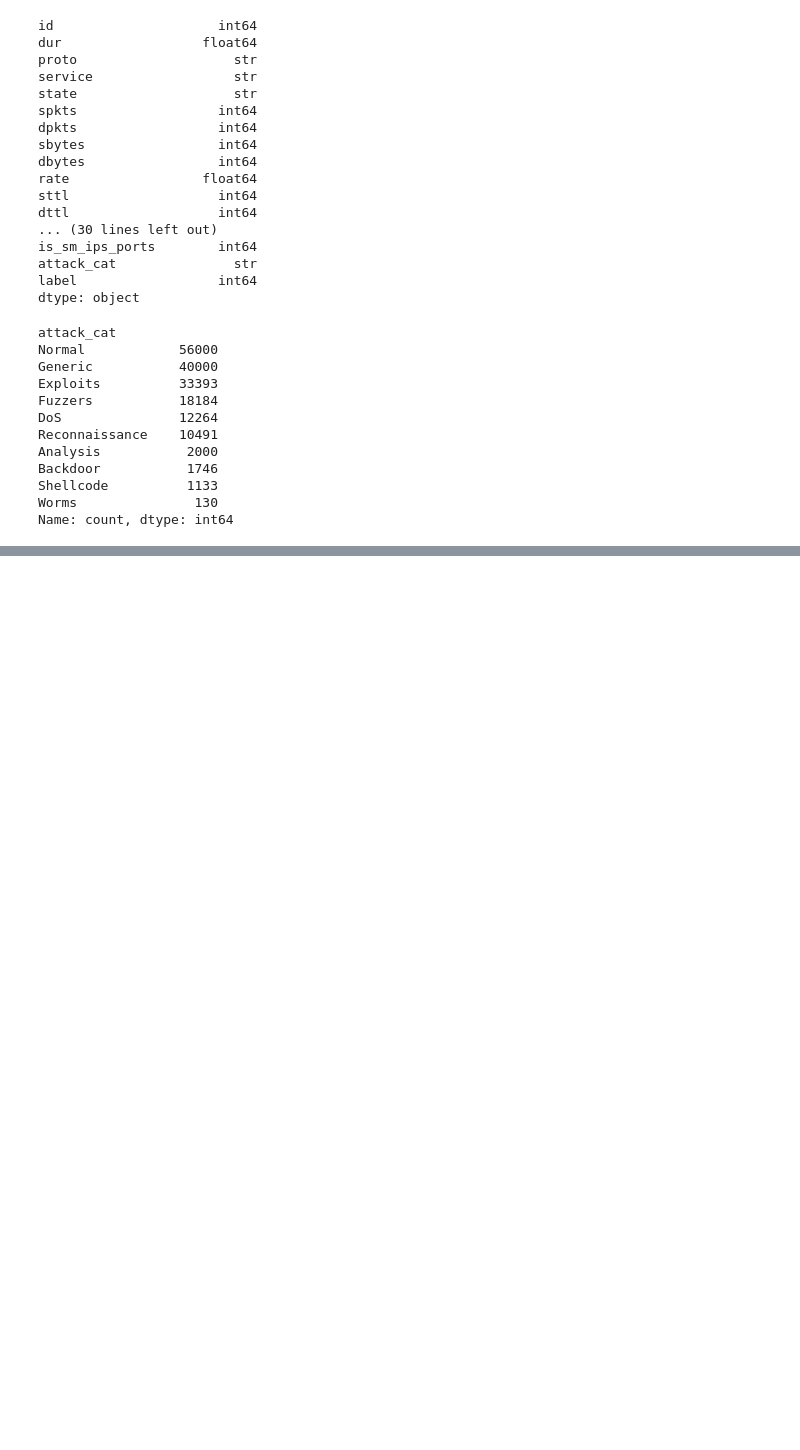
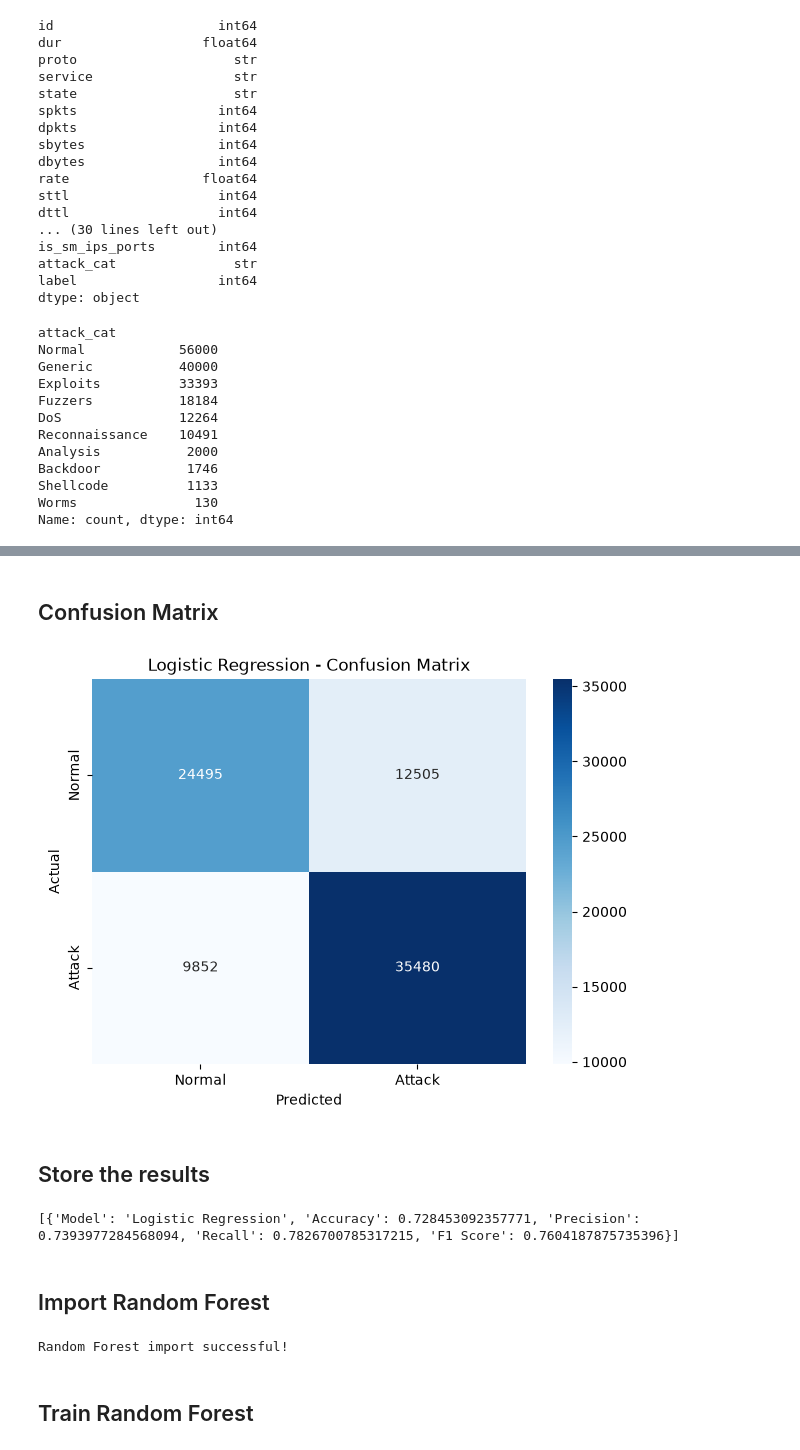
Before and after one commit to VinayakaMJ6505/AI-Network_Security_Incident_Analysis, a Jupyter notebook: AI_Network_Security_Incident_Analysis.ipynb, the cells around one changed output, grey strips where cells are left out. Saved outputs shown, nothing was run; the diff lists cells and outputs as text; code cells hidden in the pictures; blank space fills up the shorter version.

```diff
--- a/AI_Network_Security_Incident_Analysis.ipynb
+++ b/AI_Network_Security_Incident_Analysis.ipynb
@@ -300,0 +436,15 @@ Name: count, dtype: int64
+# %%
+import numpy as np
+
+X_train_processed = np.hstack([
+    X_train_num,
+    X_train_cat
+])
+
+X_test_processed = np.hstack([
+    X_test_num,
+    X_test_cat
+])
+
+print("Final training feature shape:", X_train_processed.shape)
+print("Final testing feature shape:", X_test_processed.shape)
@@ -300,0 +502,5 @@ Name: count, dtype: int64
+# %%
+y_pred_logistic = logistic_model.predict(X_test_processed)
+
+print("Predictions completed.")
+print("Number of predictions:", len(y_pred_logistic))
@@ -300,0 +544,55 @@ Name: count, dtype: int64
+# %% [markdown]
+## Confusion Matrix
+# %%
+import matplotlib.pyplot as plt
+import seaborn as sns
+
+cm = confusion_matrix(
+    y_test_binary,
+    y_pred_logistic
+)
+
+plt.figure(figsize=(7, 5))
+
+sns.heatmap(
+    cm,
+    annot=True,
+    fmt="d",
+    cmap="Blues",
+    xticklabels=["Normal", "Attack"],
+    yticklabels=["Normal", "Attack"]
+)
+
+plt.xlabel("Predicted")
+plt.ylabel("Actual")
+plt.title("Logistic Regression - Confusion Matrix")
+
+plt.show()
+# %% [output]
+[figure, added]
+# %% [markdown]
+## Store the results
+# %%
+results = []
+
+results.append({
+    "Model": "Logistic Regression",
+    "Accuracy": accuracy,
+    "Precision": precision,
+    "Recall": recall,
+    "F1 Score": f1
+})
+
+print(results)
+# %% [output]
+[{'Model': 'Logistic Regression', 'Accuracy': 0.728453092357771, 'Precision': 0.7393977284568094, 'Recall': 0.7826700785317215, 'F1 Score': 0.7604187875735396}]
+# %% [markdown]
+## Import Random Forest
+# %%
+from sklearn.ensemble import RandomForestClassifier
+
+print("Random Forest import successful!")
+# %% [output]
+Random Forest import successful!
+# %% [markdown]
+## Train Random Forest
```
Also changed, not shown: parts of 172 cells of this notebook.
